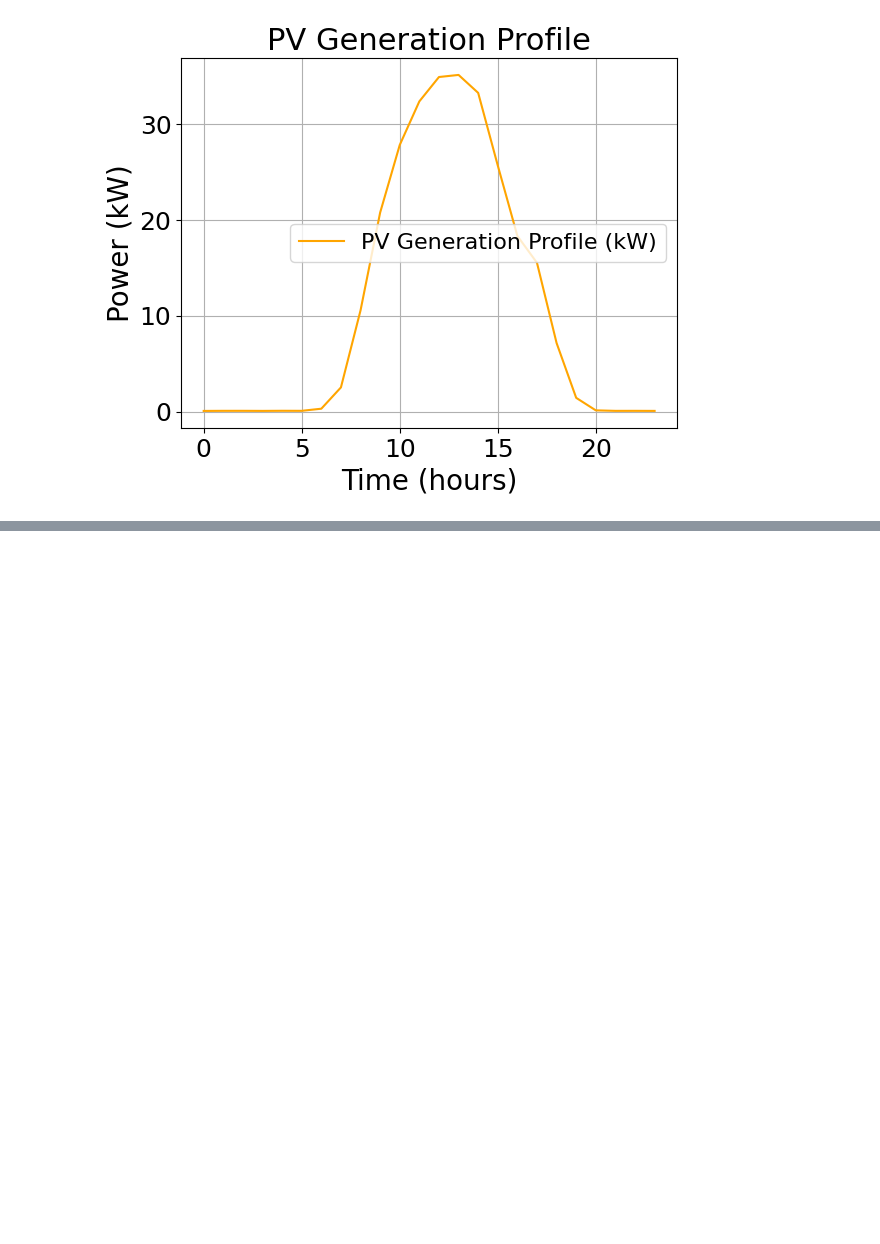
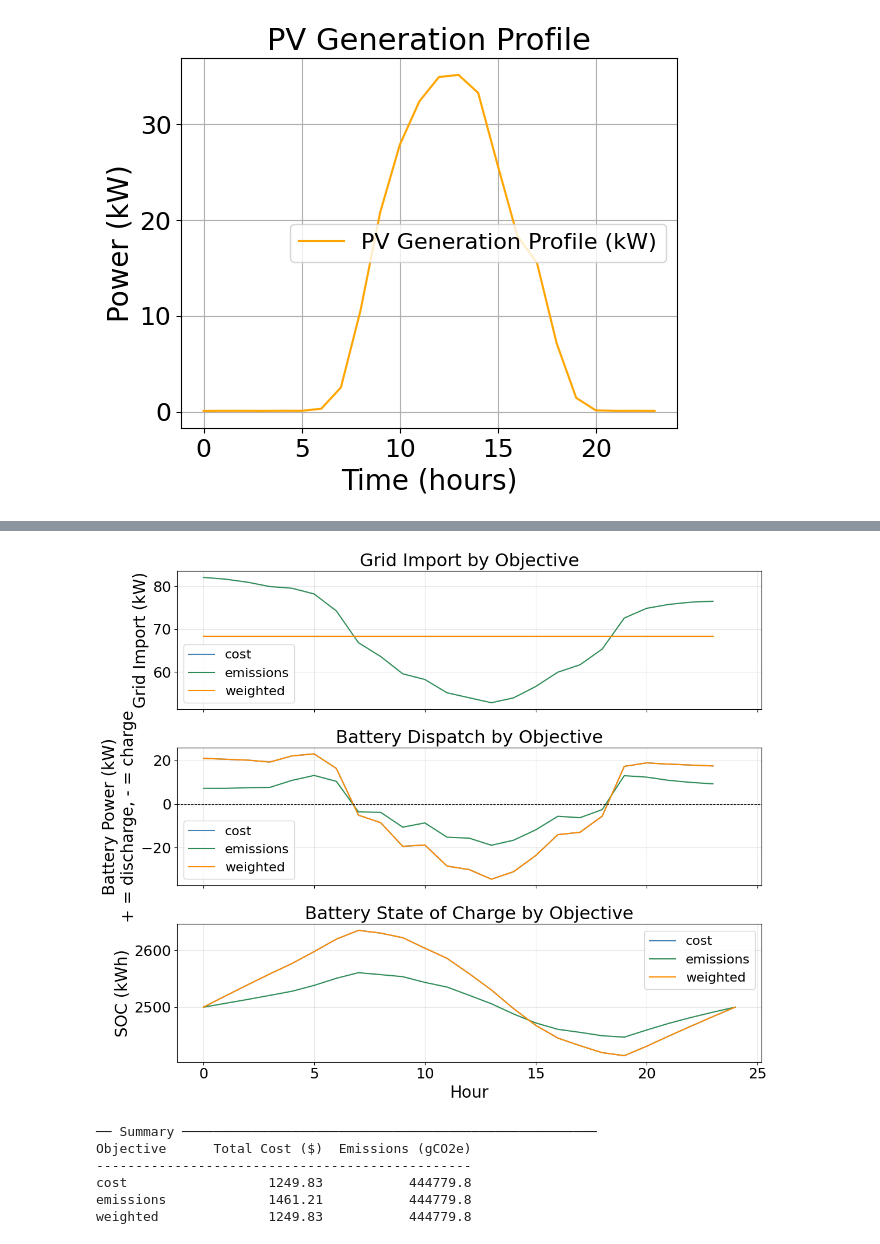
Before and after one commit to dorsamou/project4, a Jupyter notebook: notebooks/optimization.ipynb, the cells around one changed output, grey strips where cells are left out. Saved outputs shown, nothing was run; the diff lists cells and outputs as text; code cells hidden in the pictures; blank space fills up the shorter version.

```diff
--- a/notebooks/optimization.ipynb
+++ b/notebooks/optimization.ipynb
@@ -59,0 +112,73 @@ microgrid.optimize(start_date='2016-07-16', end_date='2016-07-17')
+# %%
+START = '2016-07-16'
+END   = '2016-07-17'
+
+LOADS       = ['StudentServices']               # adjust to your asset names in DATASETS
+PV          = ['BioEngineeringPV']               # set to None if no PV
+BATTERIES   = ['BatteryStorage']         # set to None if no battery
+
+mg = Microgrid(loads=LOADS, pv_generators=PV, batteries=BATTERIES)
+
+results = {}
+
+for objective in ['cost', 'emissions', 'weighted']:
+    print(f"\nRunning objective: {objective} ...")
+    results[objective] = mg.optimize(
+        start_date=START,
+        end_date=END,
+        objective_type=objective,
+        round_trip_efficiency=0.95,
+        include_soc_penalty=True,
+        soc_min=0.20,
+        soc_max=0.80,
+    )
+    r = results[objective]
+    print(f"  Status       : {r['status']}")
+    print(f"  Total Cost   : ${r['cost_breakdown']['total_cost']:.2f}")
+    print(f"  Total Emissions: {r['total_emissions_gco2']:.1f} gCO2e")
+
+# ── Plot comparison ─────────────────────────────────────────────────────────
+hours = np.arange(24)
+timestamps_hr = pd.to_datetime(results['cost']['timestamps'], unit='s').hour
+
+fig, axes = plt.subplots(3, 1, figsize=(12, 10), sharex=True)
+colors = {'cost': 'steelblue', 'emissions': 'seagreen', 'weighted': 'darkorange'}
+ax = axes[0]
+for obj, r in results.items():
+    ax.plot(hours, r['grid_import'], label=obj, color=colors[obj])
+ax.set_ylabel('Grid Import (kW)')
+ax.set_title('Grid Import by Objective')
+ax.legend()
+ax.grid(True, alpha=0.3)
+
+# Battery power per objective
+ax = axes[1]
+for obj, r in results.items():
+    ax.plot(hours, r['battery_power'], label=obj, color=colors[obj])
+ax.axhline(0, color='black', linewidth=0.8, linestyle='--')
+ax.set_ylabel('Battery Power (kW)\n+ = discharge, - = charge')
+ax.set_title('Battery Dispatch by Objective')
+ax.legend()
+ax.grid(True, alpha=0.3)
+
+# SOC per objective
+ax = axes[2]
+for obj, r in results.items():
+    ax.plot(r['soc'], label=obj, color=colors[obj])
+ax.set_ylabel('SOC (kWh)')
+ax.set_xlabel('Hour')
+ax.set_title('Battery State of Charge by Objective')
+ax.legend()
+ax.grid(True, alpha=0.3)
+
+plt.tight_layout()
+plt.show()
+
+print("\n── Summary ─────────────────────────────────────────────────────")
+print(f"{'Objective':<12} {'Total Cost ($)':>16} {'Emissions (gCO2e)':>18}")
+print("-" * 48)
+for obj, r in results.items():
+    cost = r['cost_breakdown']['total_cost']
+    emissions = r['total_emissions_gco2']
+    print(f"{obj:<12} {cost:>16.2f} {emissions:>18.1f}")
+# %% [output]
@@ -59,0 +202,7 @@ microgrid.optimize(start_date='2016-07-16', end_date='2016-07-17')
+[figure, added]
+── Summary ─────────────────────────────────────────────────────
+Objective      Total Cost ($)  Emissions (gCO2e)
+------------------------------------------------
+cost                  1249.83           444779.8
+emissions             1461.21           444779.8
+weighted              1249.83           444779.8
```
Also changed, not shown: parts of 9 cells of this notebook, 21 other files.
